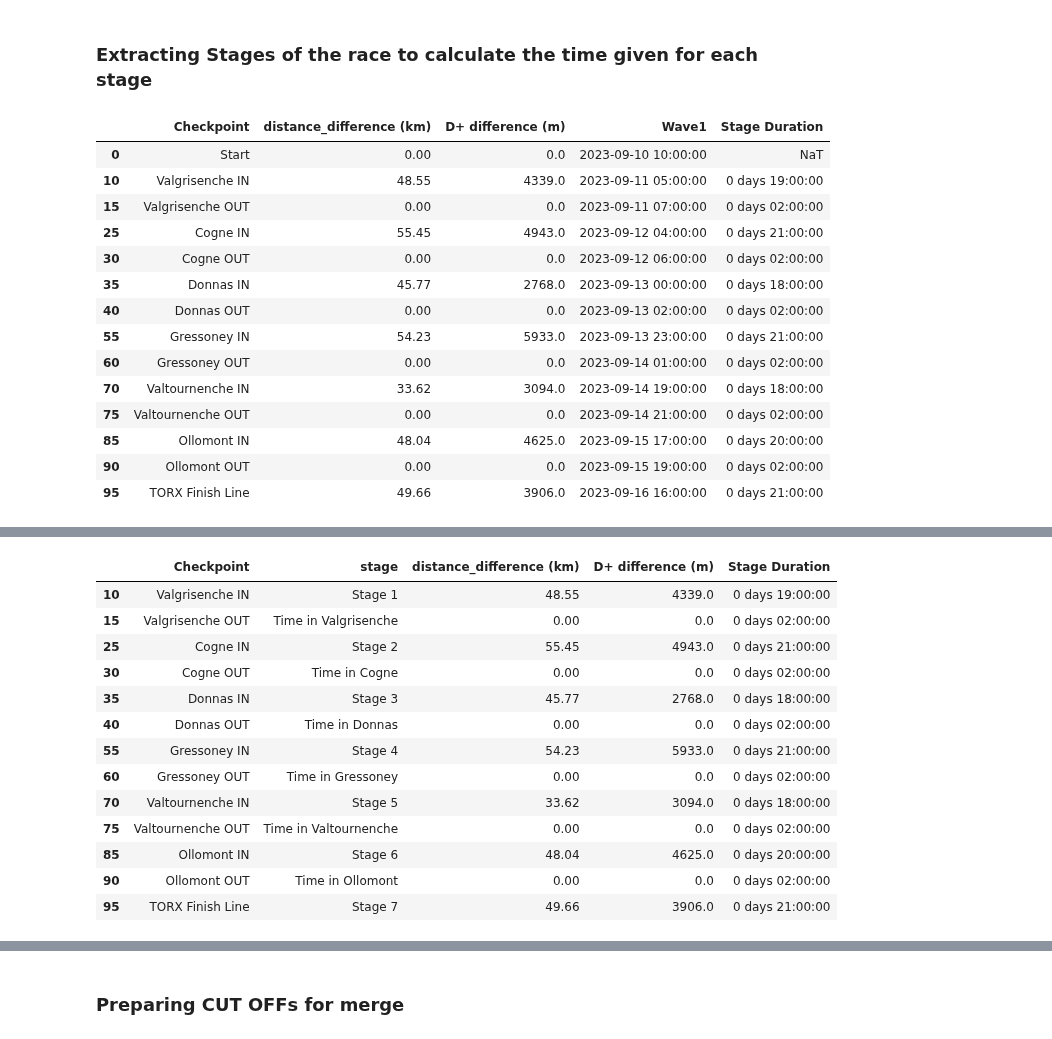
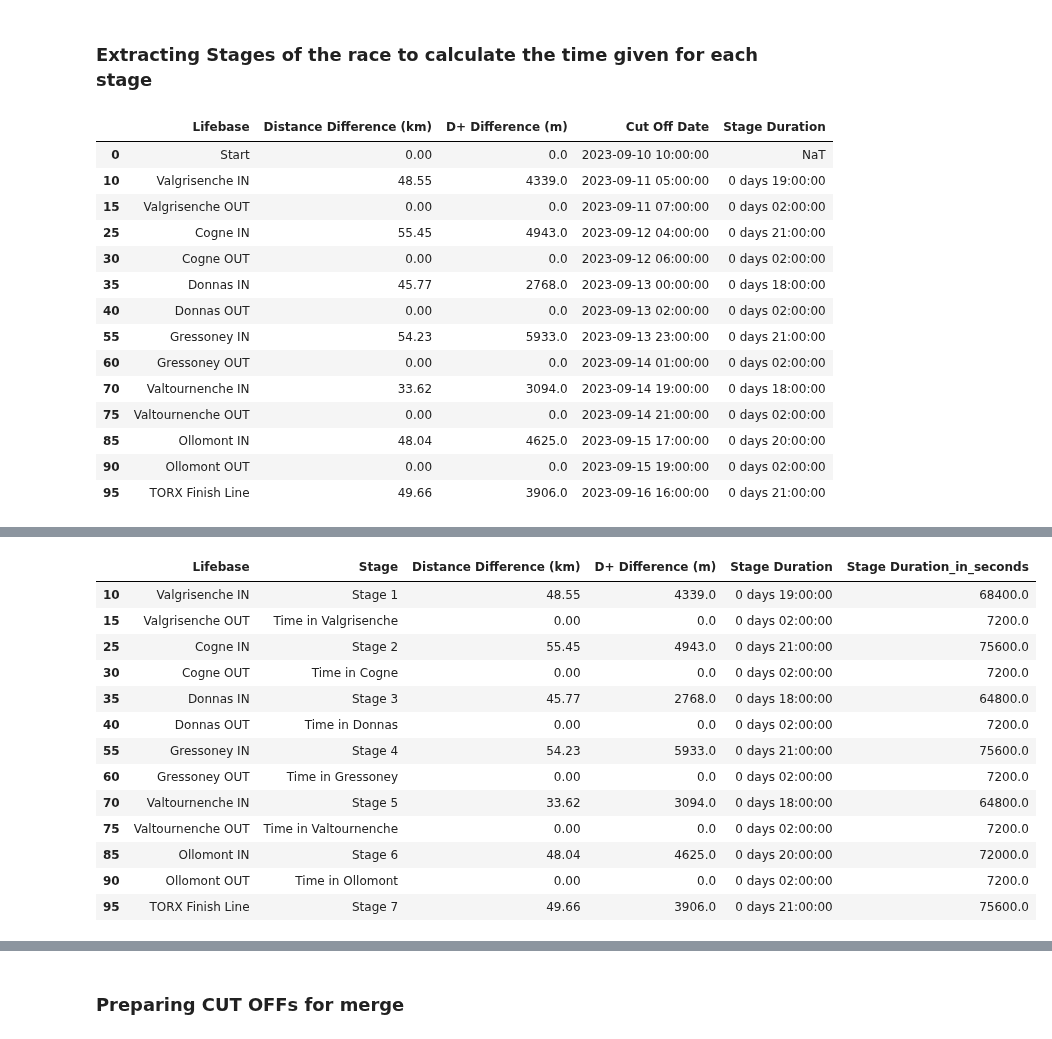
Before and after one commit to kjonina/TORX, a Jupyter notebook: Stage 4 - TOR330 Cut Offs Dataset.ipynb, the cells around one changed output, grey strips where cells are left out. Drawn from its saved outputs; the diff is of its cells as text; code cells hidden in the pictures.

Commit message:
Finalising data for tableau

```diff
--- a/Stage 4 - TOR330 Cut Offs Dataset.ipynb
+++ b/Stage 4 - TOR330 Cut Offs Dataset.ipynb
@@ -282,7 +360,10 @@ stages_cut_offs_df = stages_cut_offs_df[['Checkpoint', "distance_difference (km)
 # %%
+stages_cut_offs_df = stages_cut_offs_df.rename(columns={"Checkpoint": "Lifebase"})
+stages_cut_offs_df = stages_cut_offs_df.rename(columns={"Wave1": "Cut Off Date"})
+
 stages_cut_offs_df
 # %% [output]
-|  | Checkpoint | distance_difference (km) | D+ difference (m) | Wave1 | Stage Duration |
+|  | Lifebase | Distance Difference (km) | D+ Difference (m) | Cut Off Date | Stage Duration |
 | 0 | Start | 0.00 | 0.0 | 2023-09-10 10:00:00 | NaT |
 | 10 | Valgrisenche IN | 48.55 | 4339.0 | 2023-09-11 05:00:00 | 0 days 19:00:00 |
 | 15 | Valgrisenche OUT | 0.00 | 0.0 | 2023-09-11 07:00:00 | 0 days 02:00:00 |
@@ -298,27 +379,33 @@ stages_cut_offs_df
 | 90 | Ollomont OUT | 0.00 | 0.0 | 2023-09-15 19:00:00 | 0 days 02:00:00 |
 | 95 | TORX Finish Line | 49.66 | 3906.0 | 2023-09-16 16:00:00 | 0 days 21:00:00 |
 # %%
-stages_cut_offs_df['stage'] = stages_cut_offs_df['Checkpoint'].copy()
-stages_cut_offs_df['stage'] = stages_cut_offs_df['stage'].str.replace('Valgrisenche IN', 'Stage 1' )
-stages_cut_offs_df['stage'] = stages_cut_offs_df['stage'].str.replace('Cogne IN', 'Stage 2' )
-stages_cut_offs_df['stage'] = stages_cut_offs_df['stage'].str.replace('Donnas IN', 'Stage 3' )
-stages_cut_offs_df['stage'] = stages_cut_offs_df['stage'].str.replace('Gressoney IN', 'Stage 4' )
-stages_cut_offs_df['stage'] = stages_cut_offs_df['stage'].str.replace('Valtournenche IN', 'Stage 5' )
-stages_cut_offs_df['stage'] = stages_cut_offs_df['stage'].str.replace('Ollomont IN', 'Stage 6' )
-stages_cut_offs_df['stage'] = stages_cut_offs_df['stage'].str.replace('TORX Finish Line', 'Stage 7' )
+stages_cut_offs_df['Stage'] = stages_cut_offs_df['Lifebase'].copy()
+stages_cut_offs_df['Stage'] = stages_cut_offs_df['Stage'].str.replace('Valgrisenche IN', 'Stage 1' )
+stages_cut_offs_df['Stage'] = stages_cut_offs_df['Stage'].str.replace('Cogne IN', 'Stage 2' )
+stages_cut_offs_df['Stage'] = stages_cut_offs_df['Stage'].str.replace('Donnas IN', 'Stage 3' )
+stages_cut_offs_df['Stage'] = stages_cut_offs_df['Stage'].str.replace('Gressoney IN', 'Stage 4' )
+stages_cut_offs_df['Stage'] = stages_cut_offs_df['Stage'].str.replace('Valtournenche IN', 'Stage 5' )
+stages_cut_offs_df['Stage'] = stages_cut_offs_df['Stage'].str.replace('Ollomont IN', 'Stage 6' )
+stages_cut_offs_df['Stage'] = stages_cut_offs_df['Stage'].str.replace('TORX Finish Line', 'Stage 7' )
 
-stages_cut_offs_df['stage'] = stages_cut_offs_df['stage'].str.replace('Valgrisenche OUT', 'Time in Valgrisenche' )
-stages_cut_offs_df['stage'] = stages_cut_offs_df['stage'].str.replace('Cogne OUT', 'Time in Cogne' )
-stages_cut_offs_df['stage'] = stages_cut_offs_df['stage'].str.replace('Donnas OUT', 'Time in Donnas' )
-stages_cut_offs_df['stage'] = stages_cut_offs_df['stage'].str.replace('Gressoney OUT', 'Time in Gressoney' )
-stages_cut_offs_df['stage'] = stages_cut_offs_df['stage'].str.replace('Valtournenche OUT', 'Time in Valtournenche' )
-stages_cut_offs_df['stage'] = stages_cut_offs_df['stage'].str.replace('Ollomont OUT', 'Time in Ollomont' )
+stages_cut_offs_df['Stage'] = stages_cut_offs_df['Stage'].str.replace('Valgrisenche OUT', 'Time in Valgrisenche' )
+stages_cut_offs_df['Stage'] = stages_cut_offs_df['Stage'].str.replace('Cogne OUT', 'Time in Cogne' )
+stages_cut_offs_df['Stage'] = stages_cut_offs_df['Stage'].str.replace('Donnas OUT', 'Time in Donnas' )
+stages_cut_offs_df['Stage'] = stages_cut_offs_df['Stage'].str.replace('Gressoney OUT', 'Time in Gressoney' )
+stages_cut_offs_df['Stage'] = stages_cut_offs_df['Stage'].str.replace('Valtournenche OUT', 'Time in Valtournenche' )
+stages_cut_offs_df['Stage'] = stages_cut_offs_df['Stage'].str.replace('Ollomont OUT', 'Time in Ollomont' )
 
 
-stages_cut_offs_df = stages_cut_offs_df[~(stages_cut_offs_df['Checkpoint'] == 'Start')]
-# stages_cut_offs_df = stages_cut_offs_df[stages_cut_offs_df['Checkpoint'].str.contains('Stage')]
-# sections['Stage Duration_in_seconds'] = pd.to_timedelta(sections['Stage Duration']).dt.total_seconds()
-stages_cut_offs_df[[
-    'Checkpoint', 'stage' ,'distance_difference (km)', 'D+ difference (m)', 'Stage Duration'
-    ]]
+stages_cut_offs_df = stages_cut_offs_df[~(stages_cut_offs_df['Lifebase'] == 'Start')]
+
+stages_cut_offs_df['Stage Duration_in_seconds'] = pd.to_timedelta(stages_cut_offs_df['Stage Duration']).dt.total_seconds()
+
+stages_cut_offs_df  = stages_cut_offs_df[[
+    'Lifebase','Stage',   'Distance Difference (km)', 'D+ Difference (m)',
+#        'Cut Off Date',
+    'Stage Duration', 'Stage Duration_in_seconds'
+
+]]
+
+stages_cut_offs_df
 # %% [output]
@@ -325,14 +417,14 @@ stages_cut_offs_df[[
-|  | Checkpoint | stage | distance_difference (km) | D+ difference (m) | Stage Duration |
-| 10 | Valgrisenche IN | Stage 1 | 48.55 | 4339.0 | 0 days 19:00:00 |
-| 15 | Valgrisenche OUT | Time in Valgrisenche | 0.00 | 0.0 | 0 days 02:00:00 |
-| 25 | Cogne IN | Stage 2 | 55.45 | 4943.0 | 0 days 21:00:00 |
-| 30 | Cogne OUT | Time in Cogne | 0.00 | 0.0 | 0 days 02:00:00 |
-| 35 | Donnas IN | Stage 3 | 45.77 | 2768.0 | 0 days 18:00:00 |
-| 40 | Donnas OUT | Time in Donnas | 0.00 | 0.0 | 0 days 02:00:00 |
-| 55 | Gressoney IN | Stage 4 | 54.23 | 5933.0 | 0 days 21:00:00 |
-| 60 | Gressoney OUT | Time in Gressoney | 0.00 | 0.0 | 0 days 02:00:00 |
-| 70 | Valtournenche IN | Stage 5 | 33.62 | 3094.0 | 0 days 18:00:00 |
-| 75 | Valtournenche OUT | Time in Valtournenche | 0.00 | 0.0 | 0 days 02:00:00 |
-| 85 | Ollomont IN | Stage 6 | 48.04 | 4625.0 | 0 days 20:00:00 |
-| 90 | Ollomont OUT | Time in Ollomont | 0.00 | 0.0 | 0 days 02:00:00 |
-| 95 | TORX Finish Line | Stage 7 | 49.66 | 3906.0 | 0 days 21:00:00 |
+|  | Lifebase | Stage | Distance Difference (km) | D+ Difference (m) | Stage Duration | Stage Duration_in_seconds |
+| 10 | Valgrisenche IN | Stage 1 | 48.55 | 4339.0 | 0 days 19:00:00 | 68400.0 |
+| 15 | Valgrisenche OUT | Time in Valgrisenche | 0.00 | 0.0 | 0 days 02:00:00 | 7200.0 |
+| 25 | Cogne IN | Stage 2 | 55.45 | 4943.0 | 0 days 21:00:00 | 75600.0 |
+| 30 | Cogne OUT | Time in Cogne | 0.00 | 0.0 | 0 days 02:00:00 | 7200.0 |
+| 35 | Donnas IN | Stage 3 | 45.77 | 2768.0 | 0 days 18:00:00 | 64800.0 |
+| 40 | Donnas OUT | Time in Donnas | 0.00 | 0.0 | 0 days 02:00:00 | 7200.0 |
+| 55 | Gressoney IN | Stage 4 | 54.23 | 5933.0 | 0 days 21:00:00 | 75600.0 |
+| 60 | Gressoney OUT | Time in Gressoney | 0.00 | 0.0 | 0 days 02:00:00 | 7200.0 |
+| 70 | Valtournenche IN | Stage 5 | 33.62 | 3094.0 | 0 days 18:00:00 | 64800.0 |
+| 75 | Valtournenche OUT | Time in Valtournenche | 0.00 | 0.0 | 0 days 02:00:00 | 7200.0 |
+| 85 | Ollomont IN | Stage 6 | 48.04 | 4625.0 | 0 days 20:00:00 | 72000.0 |
+| 90 | Ollomont OUT | Time in Ollomont | 0.00 | 0.0 | 0 days 02:00:00 | 7200.0 |
+| 95 | TORX Finish Line | Stage 7 | 49.66 | 3906.0 | 0 days 21:00:00 | 75600.0 |
```
Also changed, not shown: parts of 17 cells of this notebook, 18 other files.
